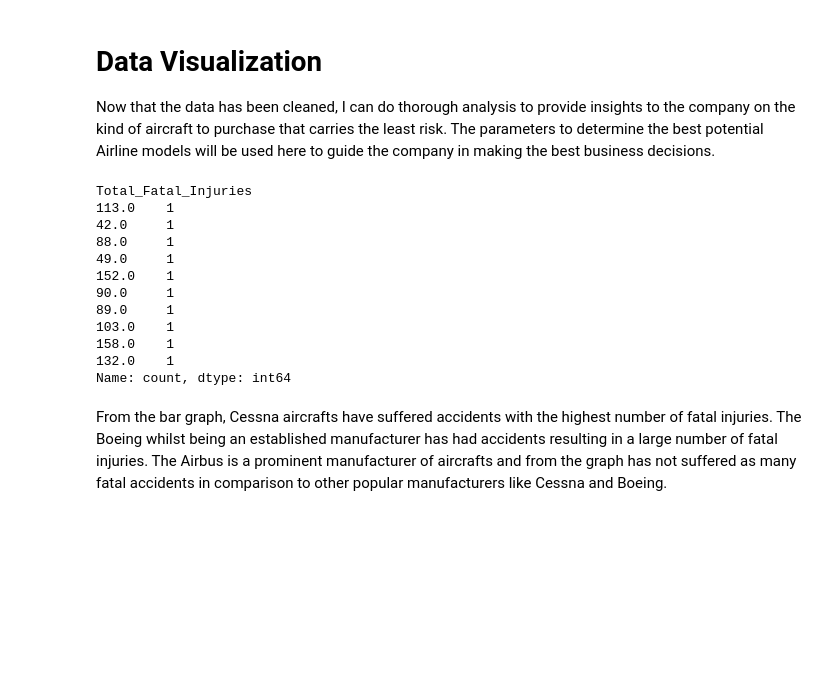
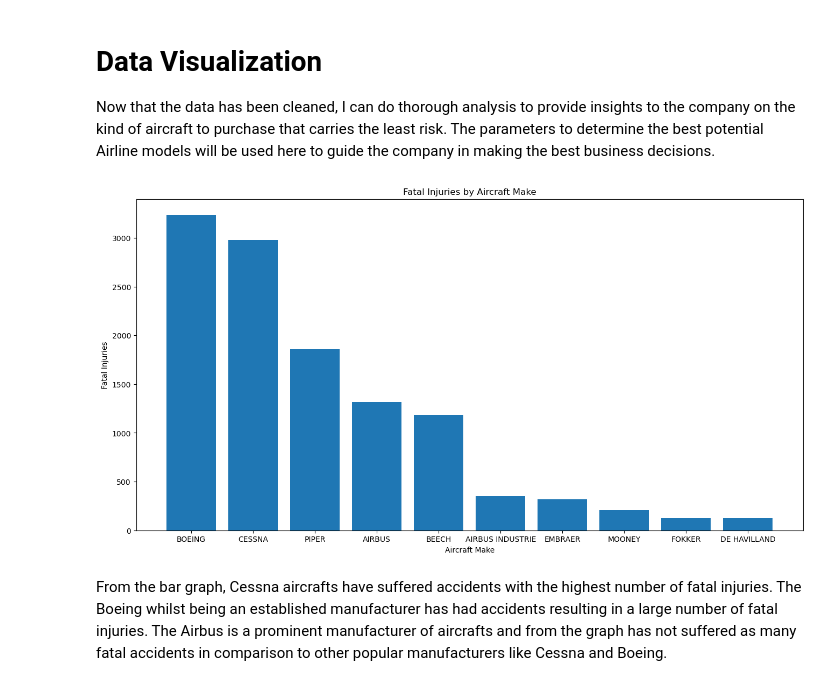
Before and after one commit to Jeffrey-sinos/Aircraft-safety-analysis, a Jupyter notebook: Aircraft-safety.ipynb, the cells around one changed output. Saved outputs shown, nothing was run; the diff lists cells and outputs as text; code cells hidden in the pictures; blank space fills up the shorter version.

Commit message:
made final changes to the graphs

```diff
--- a/Aircraft-safety.ipynb
+++ b/Aircraft-safety.ipynb
@@ -629,40 +629,29 @@ Now that the data has been cleaned, I can do thorough analysis to provide insigh
 # %%
 # plot a bar graph of fatal injuries by make of aircraft
 
 # get the rows where accidents had fatal injuries
 fatal_injuries = new_aviation_data[new_aviation_data['Total_Fatal_Injuries'] > 0]
 
 fatal_injuries['Total_Fatal_Injuries'].value_counts().tail(10)
 # use groupby to select the injuries with the Make
-#fatal_injuries_by_make = fatal_injuries.groupby('Make')['Total_Fatal_Injuries'].sum().reset_index()
+fatal_injuries_by_make = fatal_injuries.groupby('Make')['Total_Fatal_Injuries'].sum().reset_index()
 
 # sort in descending order
-#fatal_injuries_by_make.sort_values('Total_Fatal_Injuries', ascending=False, inplace=True)
+fatal_injuries_by_make.sort_values('Total_Fatal_Injuries', ascending=False, inplace=True)
 
 # select the top 10
 
-#top_10_makes = fatal_injuries_by_make.head(10)
+top_10_makes = fatal_injuries_by_make.head(10)
 
-#fig, ax = plt.subplots(figsize=(16,8))
-#ax.bar(top_10_makes['Make'], top_10_makes['Total_Fatal_Injuries'])
-#ax.set_xlabel('Aircraft Make')
-#ax.set_ylabel('Fatal Injuries')
-#ax.set_title('Fatal Injuries by Aircraft Make')
+fig, ax = plt.subplots(figsize=(16,8))
+ax.bar(top_10_makes['Make'], top_10_makes['Total_Fatal_Injuries'])
+ax.set_xlabel('Aircraft Make')
+ax.set_ylabel('Fatal Injuries')
+ax.set_title('Fatal Injuries by Aircraft Make')
 
-#plt.show()
+plt.show()
 # %% [output]
-Total_Fatal_Injuries
-113.0    1
-42.0     1
-88.0     1
-49.0     1
-152.0    1
-90.0     1
-89.0     1
-103.0    1
-158.0    1
-132.0    1
-Name: count, dtype: int64
+[figure, added]
 # %% [markdown]
 From the bar graph, Cessna aircrafts have suffered accidents with the highest number of fatal injuries. The Boeing whilst being an established manufacturer has had accidents resulting in a large number of fatal injuries. The Airbus is a prominent manufacturer of aircrafts and from the graph has not suffered as many fatal accidents in comparison to other popular manufacturers like Cessna and Boeing.
 # %%
```
